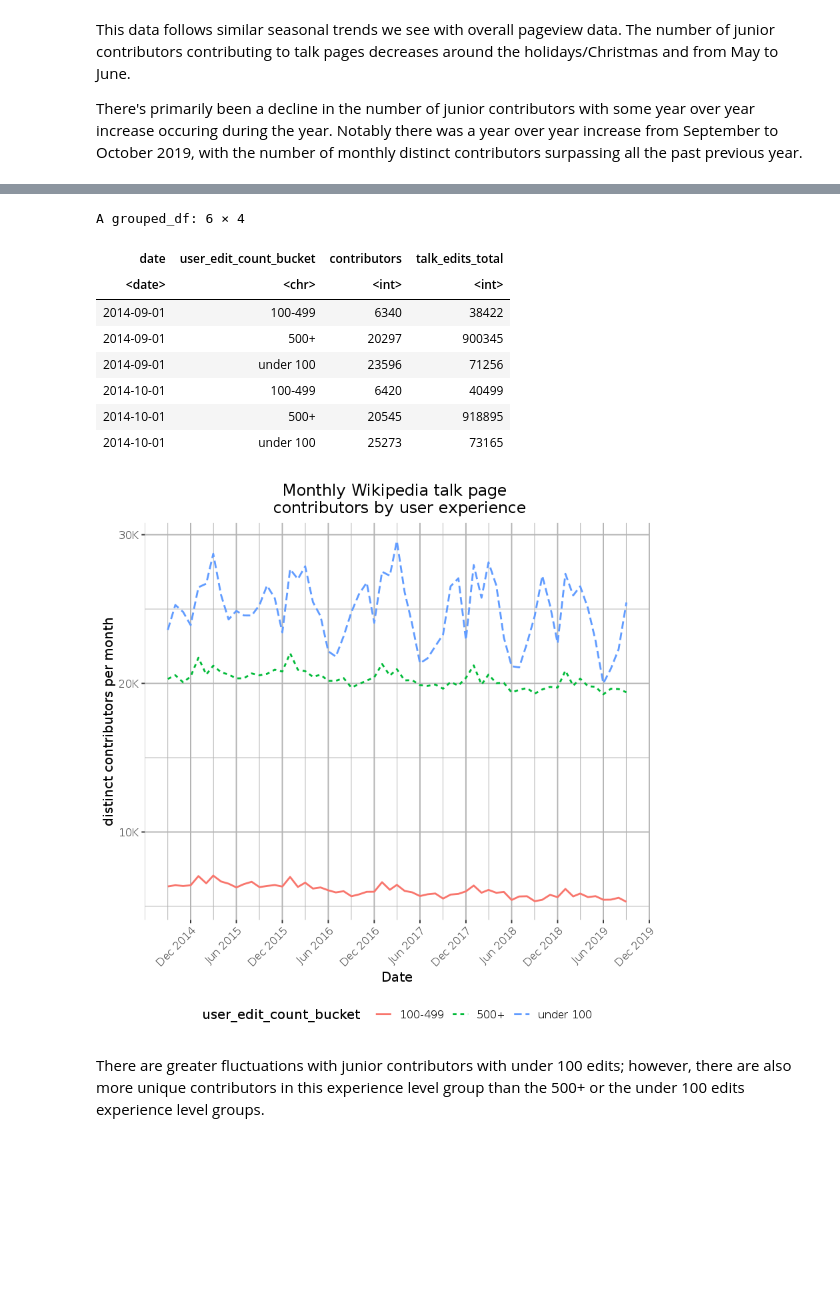
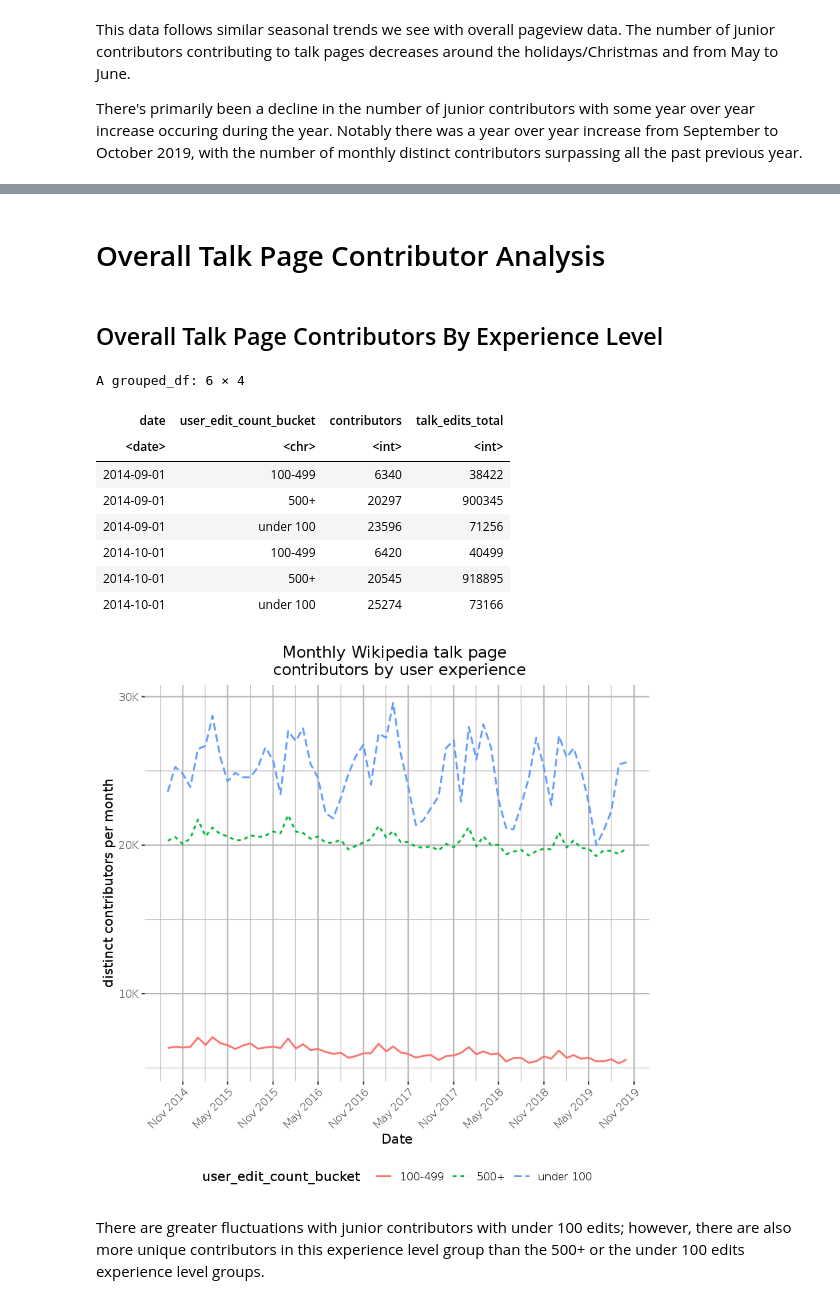
Before and after one commit to wikimedia-research/2019-10-talk-pages-baseline-metrics, a Jupyter notebook: 2019-10-talk-page-contributors-analysis.ipynb, the cells around one changed output, grey strips where cells are left out. Cells and saved outputs as stored; diff of their text form; code cells hidden in the pictures; blank space fills up the shorter version.

Commit message:
updated analysis with prop numbers

```diff
--- a/2019-10-talk-page-contributors-analysis.ipynb
+++ b/2019-10-talk-page-contributors-analysis.ipynb
@@ -76,6 +82,6 @@ GROUP BY
     user_is_bot,
     user_edit_count_bucket"
 # %%
-talk_edits <- wmf::query_hive(query)
+talk_contributor_edits <- wmf::query_hive(query)
 # %%
-talk_edits$date <- as.Date(talk_edits$date, format = "%Y-%m-%d")
+talk_contributor_edits$date <- as.Date(talk_contributor_edits$date, format = "%Y-%m-%d")
@@ -184,12 +199,17 @@ There's primarily been a decline in the number of junior contributors with some
+# %% [markdown]
+# Overall Talk Page Contributor Analysis
+# %% [markdown]
+## Overall Talk Page Contributors By Experience Level
 # %%
-contributors_monthly_byeditcount <- talk_edits %>%
+talk_contributors_monthly_byeditcount <- talk_contributor_edits  %>%
   filter(user_is_bot == 'false',
-        user_edit_count_bucket != 'undefined') %>%
+        user_edit_count_bucket != 'undefined',
+          user_id != 'NULL') %>%
   group_by(date, user_edit_count_bucket) %>%
   summarise(contributors = n_distinct(user_name),
             talk_edits_total = sum(talk_edits))
 
-head(contributors_monthly_byeditcount)
+head(talk_contributors_monthly_byeditcount)
 # %% [output]
 A grouped_df: 6 × 4
 | date | user_edit_count_bucket | contributors | talk_edits_total |
@@ -199,28 +219,28 @@ A grouped_df: 6 × 4
 | 2014-09-01 | under 100 | 23596 | 71256 |
 | 2014-10-01 | 100-499 | 6420 | 40499 |
 | 2014-10-01 | 500+ | 20545 | 918895 |
-| 2014-10-01 | under 100 | 25273 | 73165 |
+| 2014-10-01 | under 100 | 25274 | 73166 |
 # %%
 #Plot timeseries of unique contributors by experience level
 
-p <- ggplot(contributors_monthly_byeditcount, aes(x= date, y = contributors, color = user_edit_count_bucket, linetype = user_edit_count_bucket)) +
+p <- ggplot(talk_contributors_monthly_byeditcount, aes(x= date, y = contributors, color = user_edit_count_bucket, linetype = user_edit_count_bucket)) +
   geom_line(size =0.8) +
   scale_y_continuous("distinct contributors per month", labels = polloi::compress) +
   scale_x_date("Date", labels = date_format("%b %Y"), date_breaks = "6 months") +
   labs(title = "Monthly Wikipedia talk page \n contributors by user experience") +
   ggthemes::theme_tufte(base_size = 14, base_family = "Gill Sans") +
   scale_alpha_manual(values = c(0.45, 0.65, 0.85, 0.95, 1)) +
 ggthemes::theme_tufte(base_size = 12, base_family = "Gill Sans") +
     theme(axis.text.x=element_text(angle = 45, hjust = 1),
         plot.title = element_text(hjust = 0.5),
         panel.grid = element_line("gray70"),
          legend.position = 'bottom')
 
 
-ggsave(filename="contributors_byuserexperience.png", plot = p, path = 'Figures', units = "in", dpi = 192, height = 6, width = 10, limitsize = FALSE)
+ggsave(filename="contributors_byuserexperience.png", plot = p, path = 'Figures')
 p
 # %% [output]
-[figure, old version]
+[figure, new version]
 # %% [markdown]
 There are greater fluctuations with junior contributors with under 100 edits; however, there are also more unique contributors in this experience level group than the 500+ or the under 100 edits experience level groups.
 # %%
```
Also changed, not shown: parts of 59 cells of this notebook, 10 other files.
